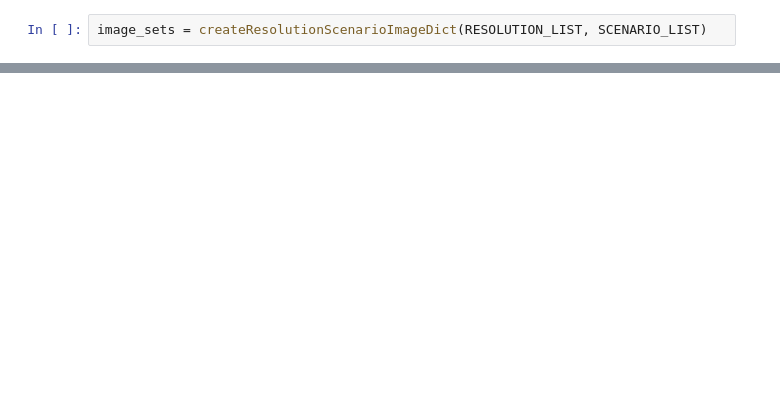
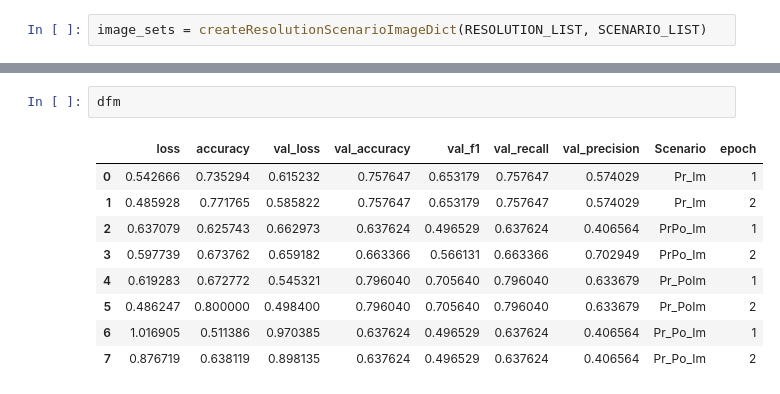
Before and after one commit to narslab/vis-inference, a Jupyter notebook: bin/jupyter/cnn-performance.ipynb, the cells around one changed output, grey strips where cells are left out. Drawn from its saved outputs; the diff is of its cells as text; blank space fills up the shorter version.

```diff
--- a/bin/jupyter/cnn-performance.ipynb
+++ b/bin/jupyter/cnn-performance.ipynb
@@ -394,0 +319,12 @@ pd.DataFrame.from_dict(h.history).plot()
+# %%
+dfm
+# %% [output]
+|  | loss | accuracy | val_loss | val_accuracy | val_f1 | val_recall | val_precision | Scenario | epoch |
+| 0 | 0.542666 | 0.735294 | 0.615232 | 0.757647 | 0.653179 | 0.757647 | 0.574029 | Pr_Im | 1 |
+| 1 | 0.485928 | 0.771765 | 0.585822 | 0.757647 | 0.653179 | 0.757647 | 0.574029 | Pr_Im | 2 |
+| 2 | 0.637079 | 0.625743 | 0.662973 | 0.637624 | 0.496529 | 0.637624 | 0.406564 | PrPo_Im | 1 |
+| 3 | 0.597739 | 0.673762 | 0.659182 | 0.663366 | 0.566131 | 0.663366 | 0.702949 | PrPo_Im | 2 |
+| 4 | 0.619283 | 0.672772 | 0.545321 | 0.796040 | 0.705640 | 0.796040 | 0.633679 | Pr_PoIm | 1 |
+| 5 | 0.486247 | 0.800000 | 0.498400 | 0.796040 | 0.705640 | 0.796040 | 0.633679 | Pr_PoIm | 2 |
+| 6 | 1.016905 | 0.511386 | 0.970385 | 0.637624 | 0.496529 | 0.637624 | 0.406564 | Pr_Po_Im | 1 |
+| 7 | 0.876719 | 0.638119 | 0.898135 | 0.637624 | 0.496529 | 0.637624 | 0.406564 | Pr_Po_Im | 2 |
```
Also changed, not shown: parts of 17 cells of this notebook, 37 other files.
